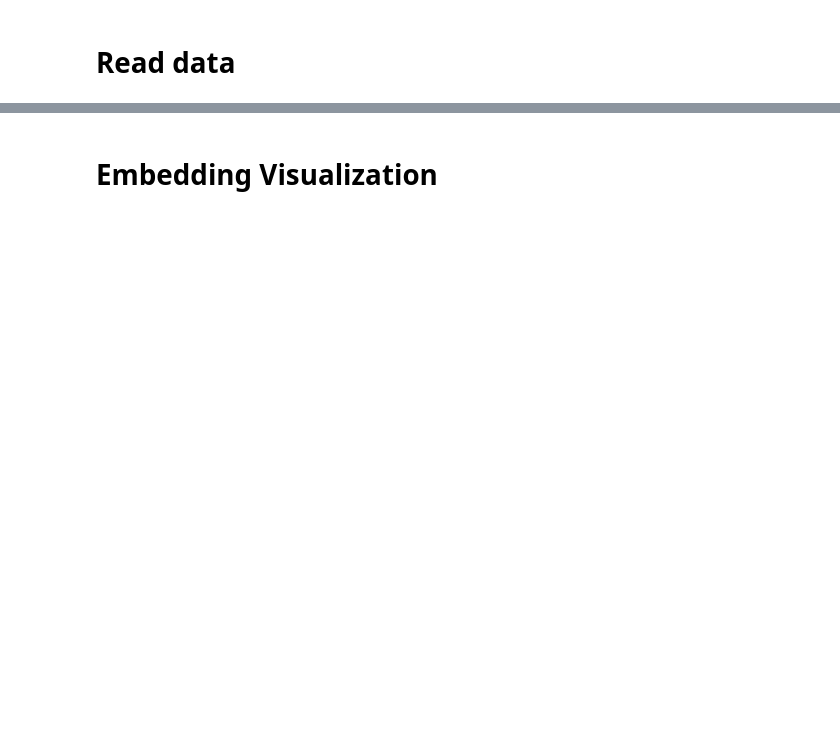
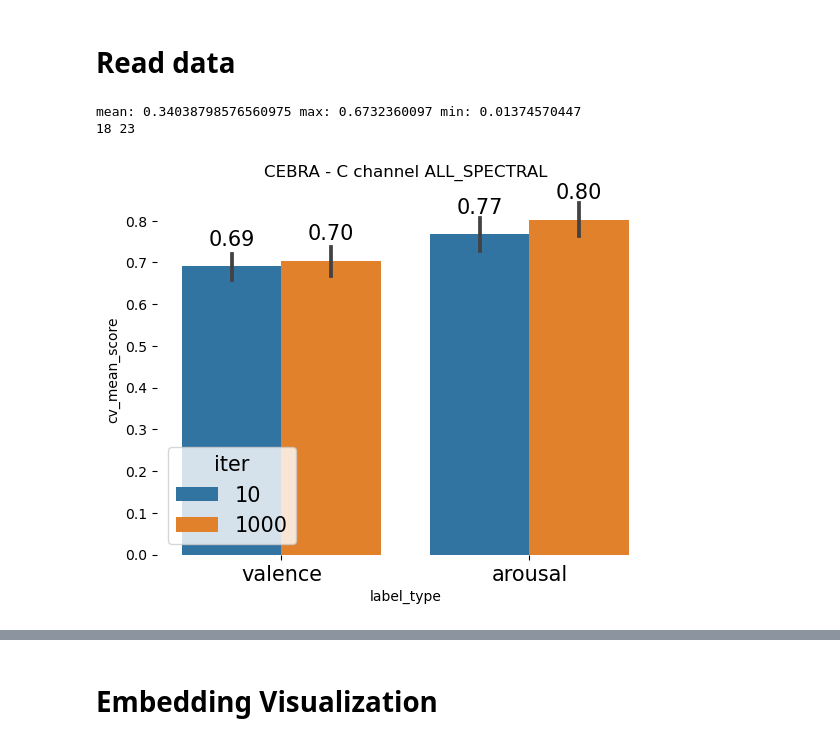
Before and after one commit to ti55987/MM_UCSF, a Jupyter notebook: analysis/figures.ipynb, the cells around one changed output, grey strips where cells are left out. Saved outputs shown, nothing was run; the diff lists cells and outputs as text; code cells hidden in the pictures; blank space fills up the shorter version.

```diff
--- a/analysis/figures.ipynb
+++ b/analysis/figures.ipynb
@@ -14,14 +14,16 @@ import seaborn as sns
 # %%
 result_dir = 'results'
 pca_channel_breakdown = pd.read_csv(result_dir +'/PCA_wo_resampled.csv')
-pca_all_channel = pd.read_csv(result_dir +'/PCA_C6_ALL.csv')
 pca_c_spectral = pd.read_csv(result_dir +'/PCA_wo_resampled_C_spectral.csv')
 #pca_d_spectral = pd.read_csv('PCA_C6_EEG_D_spectral.csv')
 
+# A, B, C, D  -> 'ALL_SPECTRAL'
 cebra_channel_breakdown = pd.read_csv(result_dir+'/CEBRA_wo_resampled.csv')
-cebra_all_channel = pd.read_csv(result_dir+'/CEBRA_D8_U256_ALL.csv')
+# C -> 'DELTA', 'THETA', 'ALPHA', 'BETA1', 'BETA2', 'GAMMA'
 cebra_c_spectral = pd.read_csv(result_dir+'/CEBRA_wo_resampled_C_spectral.csv')
-#cebra_d_spectral = pd.read_csv('CEBRA_D8_U256_EEG_D_spectral.csv')
+# ALL -> 'DELTA', 'THETA', 'ALPHA', 'BETA1', 'BETA2', 'GAMMA', 'ALL_SPECTRAL'
+cebra_across_channels_spectral = pd.read_csv(result_dir+'/CEBRA_spectral_across_all_channels.csv')
+cebra_1000iter_c_spectral = pd.read_csv(result_dir+'/CEBRA_1000iter_c_all_spectral.csv')
 
 # Read rand index results
 aduio_ari = pd.read_csv('../aduio_ari.csv')
@@ -30,3 +32,27 @@ print('mean:',aduio_ari['ari'].mean(), 'max:', aduio_ari['ari'].max(), 'min:', a
 high_c = aduio_ari[aduio_ari['ari'] > aduio_ari['ari'].mean()]
 low_c = aduio_ari[aduio_ari['ari'] <= aduio_ari['ari'].mean()]
 print(len(high_c), len(low_c))
+# %% [output]
+mean: 0.34038798576560975 max: 0.6732360097 min: 0.01374570447
+18 23
+# %%
+cebra_channel_breakdown['band'] = ['ALL_SPECTRAL']*len(cebra_channel_breakdown['channel'])
+cebra_channel_breakdown['iter'] = [10]*len(cebra_channel_breakdown['channel'])
+
+cebra_1000iter_c_spectral['band'] = cebra_1000iter_c_spectral['channel']
+cebra_1000iter_c_spectral['iter'] = [1000]*len(cebra_1000iter_c_spectral['channel'])
+
+result = pd.concat([cebra_channel_breakdown[cebra_channel_breakdown['channel'] == 'C'], cebra_1000iter_c_spectral], ignore_index=True)
+
+d = result[result['label_type'] == 'valence']
+ax = sns.barplot(result, x="label_type", y="cv_mean_score", hue='iter', width=0.8, units='subject')
+
+for i in ax.containers:
+    ax.bar_label(i, fmt='%.2f', padding=12, size=15)
+plt.setp(ax.get_xticklabels(), size=15)
+
+ax.legend(fontsize=15, title='iter', title_fontsize=15)
+ax.set_title(f'CEBRA - C channel ALL_SPECTRAL')
+sns.despine(bottom = True, left = True)
+# %% [output]
+[figure, added]
```
Also changed, not shown: parts of 11 cells of this notebook, 4 other files.
